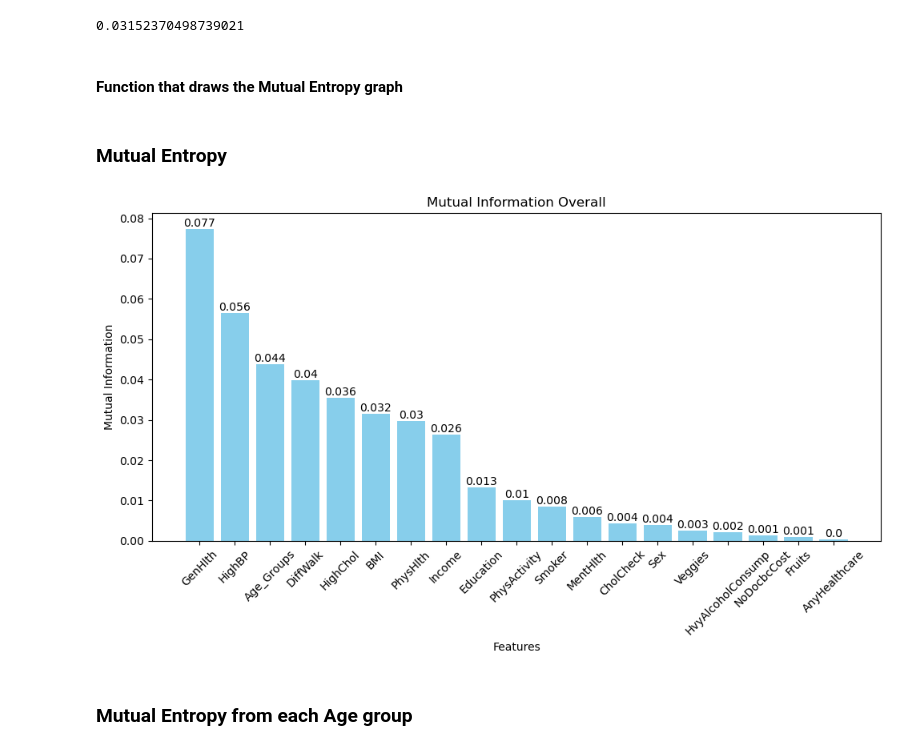
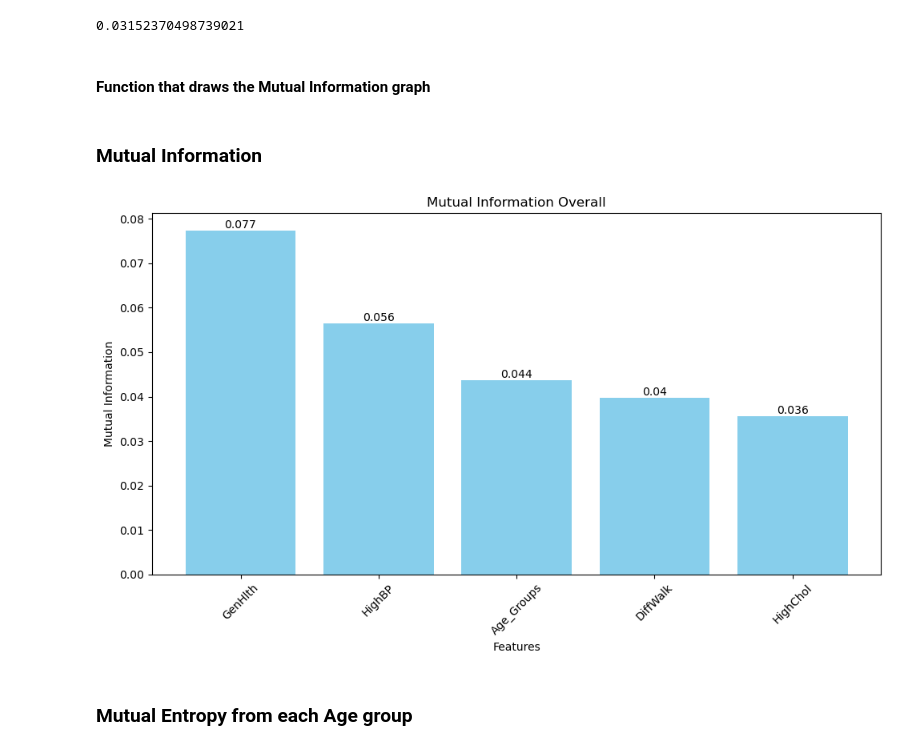
Before and after one commit to hubao666/Data-Analysis-for-BRFSS2015-Data, a Jupyter notebook: mid_proj.ipynb, the cells around one changed output. Cells and saved outputs as stored; diff of their text form; code cells hidden in the pictures.

```diff
--- a/mid_proj.ipynb
+++ b/mid_proj.ipynb
@@ -263,7 +234,7 @@ get_mutual_information(df, 'Y', 'BMI')
 # %%
 columns_to_drop = ['HeartDiseaseorAttack', 'Diabetes', 'Stroke', 'Y', 'Age', 'Age_5Groups']
 # %% [markdown]
-#### Function that draws the Mutual Entropy graph
+#### Function that draws the Mutual Information graph
 # %%
 import matplotlib.pyplot as plt
 
@@ -313,11 +284,11 @@ def draw_mutual_information(df, columns_to_drop, byGroup=None, targetColumn='Y',
             features_with_entropy = list(zip(feature_names, mutual_information_list))
             plot_graph(features_with_entropy, f'for {byGroup} = {value}')
 # %% [markdown]
-### Mutual Entropy
+### Mutual Information
 # %%
-draw_mutual_information(df, columns_to_drop)
+draw_mutual_information(df, columns_to_drop, topFive=True)
 # %% [output]
-[figure, old version]
+[figure, new version]
 # %% [markdown]
 ### Mutual Entropy from each Age group
 # %%
```
Also changed, not shown: parts of 22 cells of this notebook.
